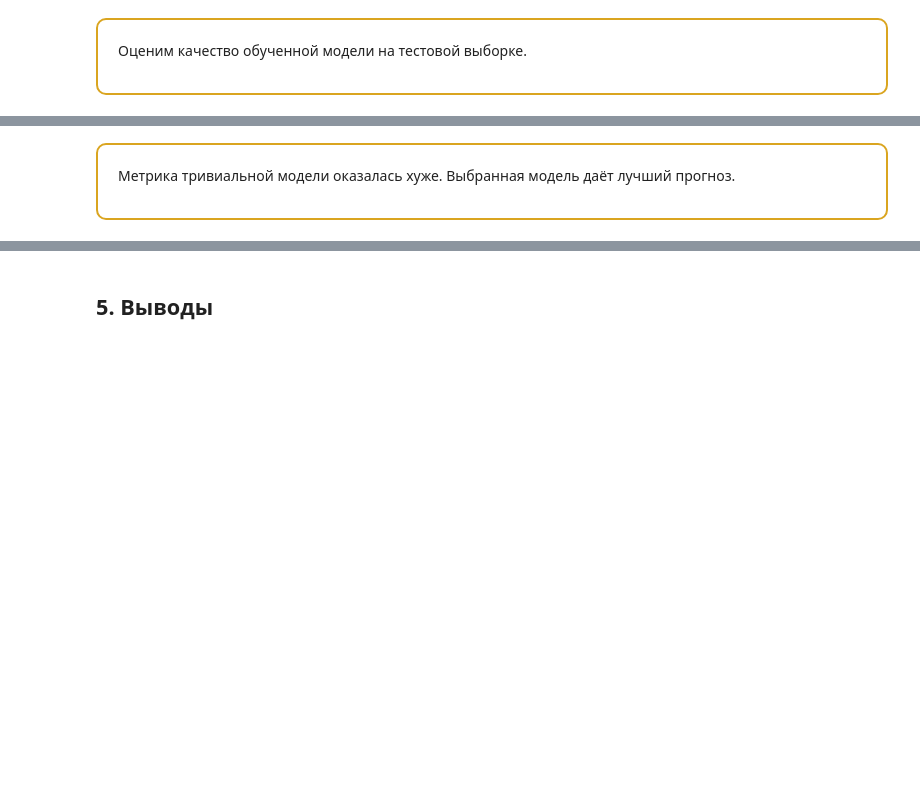
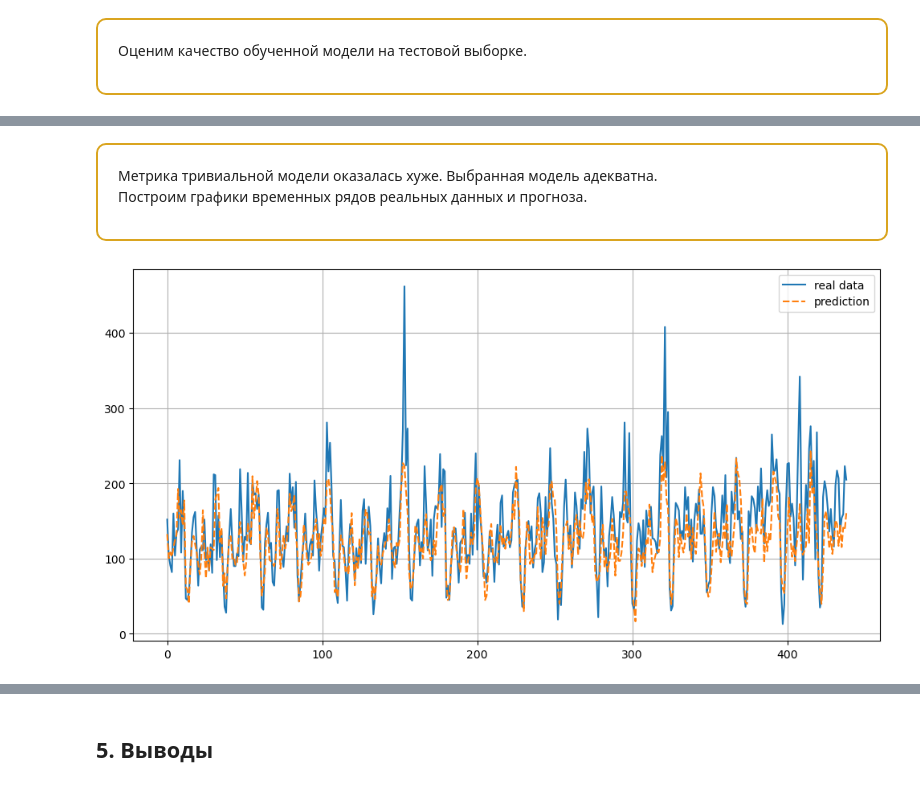
Before and after one commit to akrill-ds/Portfolio, a Jupyter notebook: Taxi orders/taxi_orders_prediction.ipynb, the cells around one changed output, grey strips where cells are left out. Saved outputs shown, nothing was run; the diff lists cells and outputs as text; code cells hidden in the pictures; blank space fills up the shorter version.

Commit message:
Taxi orders: add an Optuna tuning and more final analysis

```diff
--- a/Taxi orders/taxi_orders_prediction.ipynb
+++ b/Taxi orders/taxi_orders_prediction.ipynb
@@ -403,0 +359,31 @@ LightGBM: params={'n_estimators': 100, 'max_depth': 6, 'learning_rate': 0.3} rms
+# %%
+def lgbm_objective(trial, X_tr=X_train, y_tr=y_train, X_tst=X_valid, y_tst=y_valid):
+
+    param = {
+        'n_estimators': trial.suggest_int('n_estimators', 100, 2000),
+        'max_depth': trial.suggest_int('max_depth', 1, 10),
+        'num_leaves': trial.suggest_int('num_leaves', 2, 1024),
+        'learning_rate': trial.suggest_float('learning_rate', 0.001, 0.10, log=False, step=0.001),
+        'reg_alpha': trial.suggest_float('reg_alpha', 0.0, 1.0, log=False, step=0.1),
+        #'max_bin': range(170, 256, 5), #[180]
+        #'subsample': np.arange(0.1, 1.01, 0.1),
+        #'feature_fraction': np.arange(0.1, 1.01, 0.2),
+        #'min_data_in_leaf': range(10, 101, 10)
+        #'cat_l2': [0.0, 5.0, 10.0, 20.0],
+        #'cat_smooth': [0.0, 5.0, 10.0, 20.0],
+        #'is_unbalance': [False, True],
+        #'extra_trees': [False, True]
+    }
+
+    model = LGBMRegressor(random_state=RSTATE,
+                          n_jobs=-1,
+                          verbose=-1,
+                          **param
+                         )
+    model.fit(X_train, y_train)
+    y_pred_v = model.predict(X_valid)
+
+    return mean_squared_error(y_valid, y_pred_v, squared=False)
+
+
+lgbm_study = optuna.create_study(direction='minimize', sampler=TPESampler(seed=RSTATE))
@@ -413,12 +408,9 @@ LightGBM: params={'n_estimators': 100, 'max_depth': 6, 'learning_rate': 0.3} rms
 Обучим модель на полной обучающей выборке.
 # %%
 lgbreg = LGBMRegressor(random_state=RSTATE,
-                       n_estimators=lgb_best_params['n_estimators'],
-                       max_depth=lgb_best_params['max_depth'],
-                       learning_rate=lgb_best_params['learning_rate'],
-                       num_leaves=10,
+                       **lgbm_study.best_params,
                        n_jobs=-1,
                        verbose=-1
                       )
-lgbreg.fit(X_train, y_train)
+lgbreg.fit(X_tr_vld, y_train_vld)
 # %% [output]
@@ -447,4 +439,11 @@ print(f'Тривиальная модель: rmse = {mean_squared_error(y_test,
 # %% [markdown]
 <div style="border:solid GoldenRod 2px; padding: 20px; border-radius: 10px">
 
-Метрика тривиальной модели оказалась хуже. Выбранная модель даёт лучший прогноз.
+Метрика тривиальной модели оказалась хуже. Выбранная модель адекватна.
+Построим графики временных рядов реальных данных и прогноза.
+# %%
+fig, ax = plt.subplots(figsize=(12, 6))
+sns.lineplot(pd.DataFrame([y_test.values, y_pred], index=['real data', 'prediction']).T, ax=ax)
+plt.grid();
+# %% [output]
+[figure, added]
```
Also changed, not shown: parts of 23 cells of this notebook.
